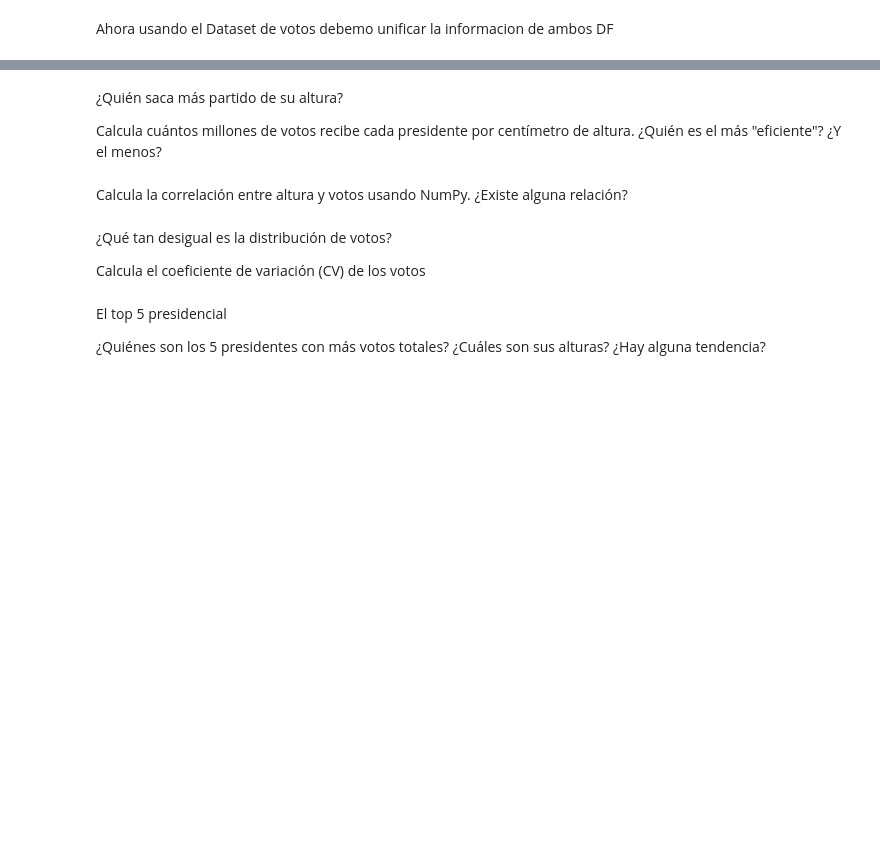
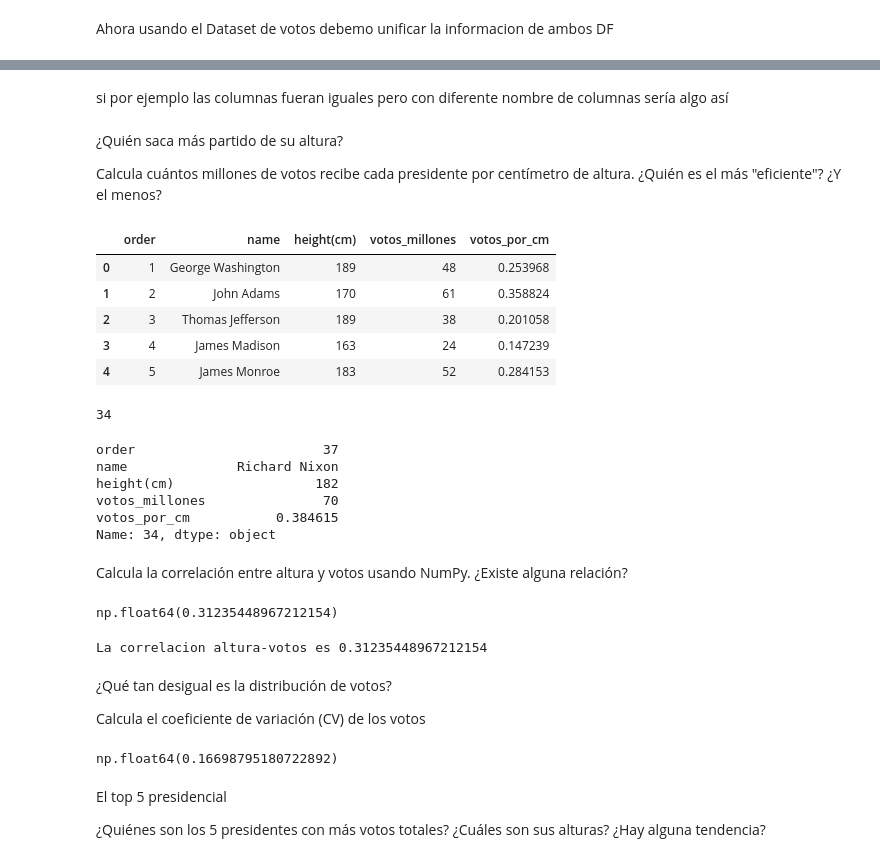
Before and after one commit to vic933/Clases-Directo-Septiembre-Pyhton, a Jupyter notebook: 19-09_Numpy/1_Numpy_con_Dataset.ipynb, the cells around one changed output, grey strips where cells are left out. Saved outputs shown, nothing was run; the diff lists cells and outputs as text; code cells hidden in the pictures; blank space fills up the shorter version.

```diff
--- a/19-09_Numpy/1_Numpy_con_Dataset.ipynb
+++ b/19-09_Numpy/1_Numpy_con_Dataset.ipynb
@@ -320,2 +341,5 @@ Usando NumPy, encuentra al presidente cuya altura está más cerca de la altura
 # %% [markdown]
 Ahora usando el Dataset de votos debemo unificar la informacion de ambos DF
+# %%
+df_votos=pd.read_csv('Votos_Populares_Simulados.csv')
+df_votos.sample(5)
@@ -322,7 +366,35 @@ Ahora usando el Dataset de votos debemo unificar la informacion de ambos DF
+# %% [markdown]
+si por ejemplo las columnas fueran iguales pero con diferente nombre de columnas sería algo así
+# %%
+df_combinado = df.merge(df_votos, left_on='name', right_on='nombre',how='left')
 # %% [markdown]
 ¿Quién saca más partido de su altura?
 
 Calcula cuántos millones de votos recibe cada presidente por centímetro de altura.
 ¿Quién es el más "eficiente"? ¿Y el menos?
+# %%
+df_combinado['votos_por_cm'] = df_combinado['votos_millones']/df_combinado['height(cm)'] #creo una unaeva columna que sea de votos por cm
+df_combinado.head()
+# %% [output]
+|  | order | name | height(cm) | votos_millones | votos_por_cm |
+| 0 | 1 | George Washington | 189 | 48 | 0.253968 |
+| 1 | 2 | John Adams | 170 | 61 | 0.358824 |
+| 2 | 3 | Thomas Jefferson | 189 | 38 | 0.201058 |
+| 3 | 4 | James Madison | 163 | 24 | 0.147239 |
+| 4 | 5 | James Monroe | 183 | 52 | 0.284153 |
+# %%
+print(df_combinado['votos_por_cm'].idxmax())
+# %% [output]
+34
+# %%
+mas_eficiente=df_combinado.loc[df_combinado['votos_por_cm'].idxmax()]
+mas_eficiente
+# %% [output]
+order                        37
+name              Richard Nixon
+height(cm)                  182
+votos_millones               70
+votos_por_cm           0.384615
+Name: 34, dtype: object
 # %% [markdown]
 Calcula la correlación entre altura y votos usando NumPy. ¿Existe alguna relación?
@@ -329,3 +405,12 @@ Calcula la correlación entre altura y votos usando NumPy. ¿Existe alguna relac
+# %%
+correlacion = np.corrcoef(altura_valores,votos_valores)[0,1] #es una matriz de una dimension
+correlacion
+# %% [output]
+np.float64(0.31235448967212154)
+# %%
+print(f'La correlacion altura-votos es {correlacion}')
+# %% [output]
+La correlacion altura-votos es 0.31235448967212154
 # %% [markdown]
 ¿Qué tan desigual es la distribución de votos?
 
@@ -333,3 +421,8 @@ Calcula el coeficiente de variación (CV) de los votos
+# %%
+cv = std / mean
+cv
+# %% [output]
+np.float64(0.16698795180722892)
 # %% [markdown]
 El top 5 presidencial
 
```
Also changed, not shown: parts of 17 cells of this notebook, 11 other files.
